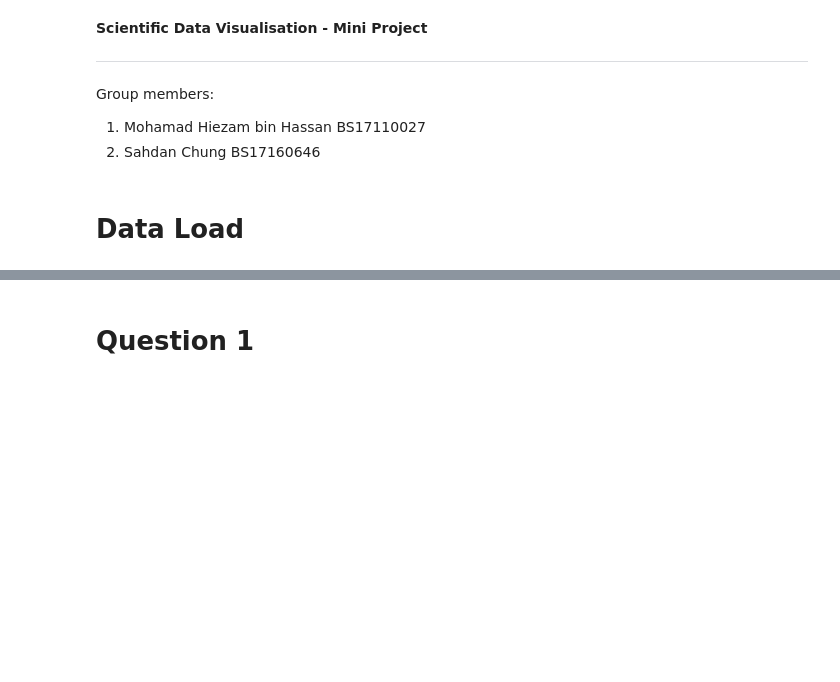
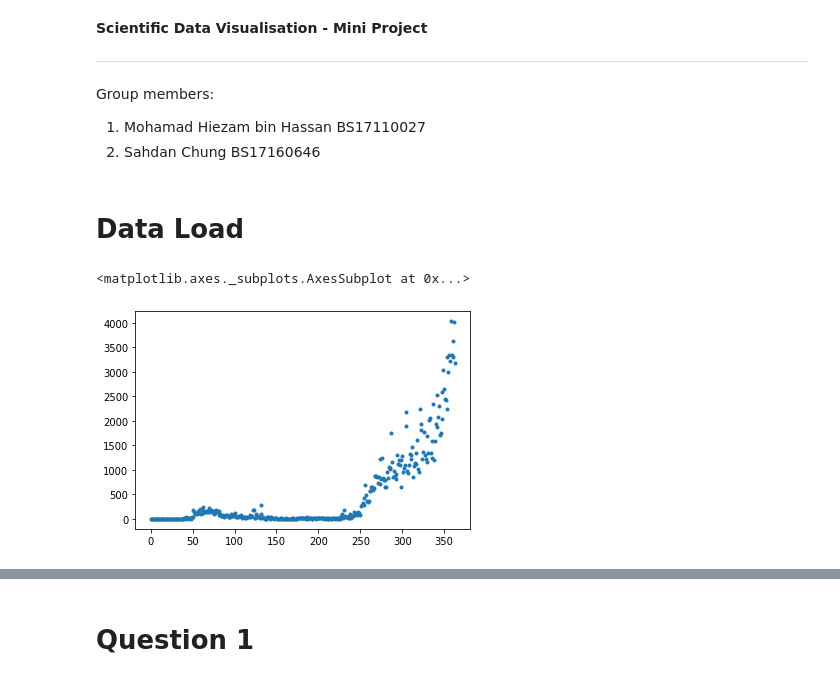
Before and after one commit to hiezam98/covid19, a Jupyter notebook: SDV_MP_HiezamSahdan.ipynb, the cells around one changed output, grey strips where cells are left out. Drawn from its saved outputs; the diff is of its cells as text; code cells hidden in the pictures; blank space fills up the shorter version.

```diff
--- a/SDV_MP_HiezamSahdan.ipynb
+++ b/SDV_MP_HiezamSahdan.ipynb
@@ -117,3 +117,8 @@ Group members:
 covid_data = pd.read_csv('https://raw.githubusercontent.com/sahdan96/covid19/main/covid_data.csv')
 gender_data = pd.read_csv('https://raw.githubusercontent.com/sahdan96/covid19/main/DeathByGender%20(1).csv')
 covid_daily = pd.read_csv('https://github.com/hiezam98/covid19/raw/main/covidDaily.csv')[:-3]
+# %%
+covid_daily['Daily'].plot(style='.')
+# %% [output]
+<matplotlib.axes._subplots.AxesSubplot at 0x...>
+[figure, added]
```
Also changed, not shown: parts of 1 cell of this notebook.
